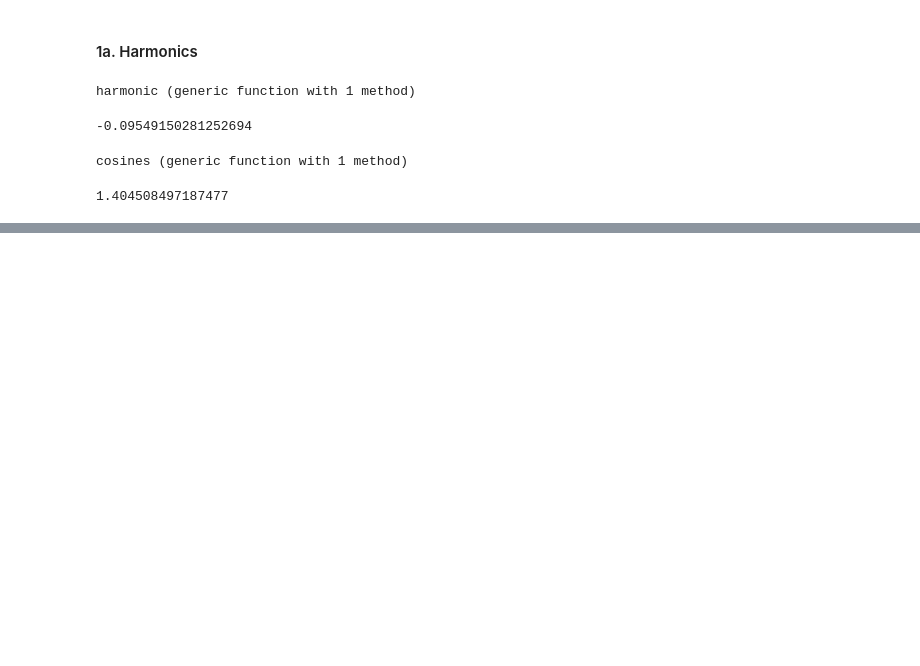
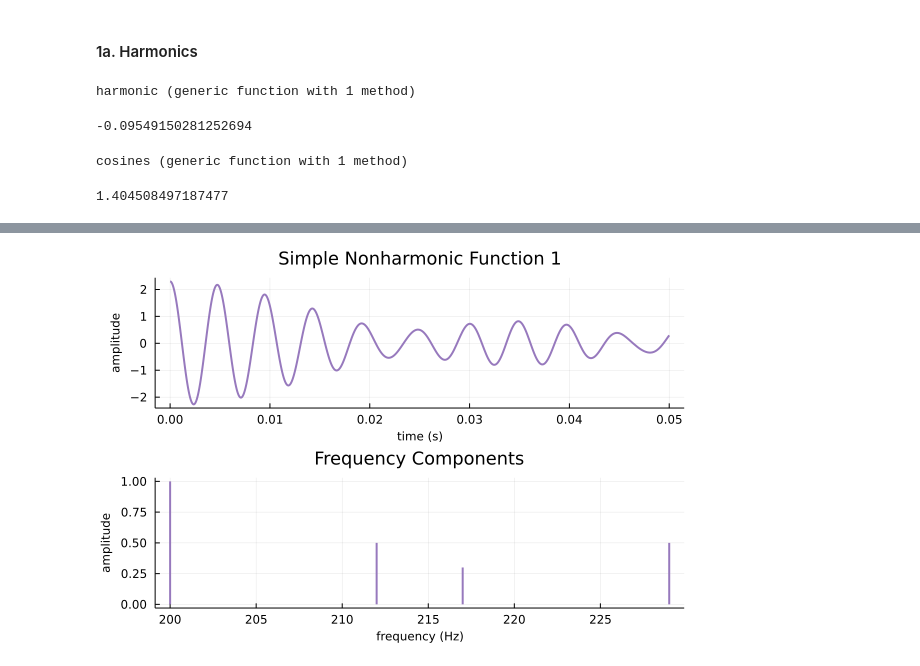
Before and after one commit to johnmays/CSDS_364_HW, a Jupyter notebook: A4/A4a/464-A4-jkm100.ipynb, the cells around one changed output, grey strips where cells are left out. Cells and saved outputs as stored; diff of their text form; code cells hidden in the pictures; blank space fills up the shorter version.

```diff
--- a/A4/A4a/464-A4-jkm100.ipynb
+++ b/A4/A4a/464-A4-jkm100.ipynb
@@ -71,0 +128,28 @@ plot(harmonic, 0, 2*pi)
+# %%
+frequency_plot =
+sticks([200, 212, 229, 217], [1, 0.5, 0.5, 0.30],
+    color=purples[6],
+    lw=2,
+    label = false,
+    title="Frequency Components",
+    titlefontsize = 12,
+    size = (400, 300),
+    xlabel = "frequency (Hz)",
+    ylabel = "amplitude"
+)
+
+amplitude_plot =
+plot(t -> cosines(t, flist=(200, 212, 229, 217), alist=[1, 0.5, 0.5, 0.30], Φlist = [0, 0, 0, 0]), 0, 0.050,
+    color=purples[6],
+    lw=2,
+    label = false,
+    title="Simple Nonharmonic Function 1",
+    titlefontsize = 12,
+    size = (400, 300),
+    xlabel = "time (s)",
+    ylabel = "amplitude"
+)
+
+plot(amplitude_plot, frequency_plot, layout = (2,1), size = (600, 400), xguidefontsize = 8, yguidefontsize = 8)
+# %% [output]
+[figure, added]
```
Also changed, not shown: parts of 12 cells of this notebook.
